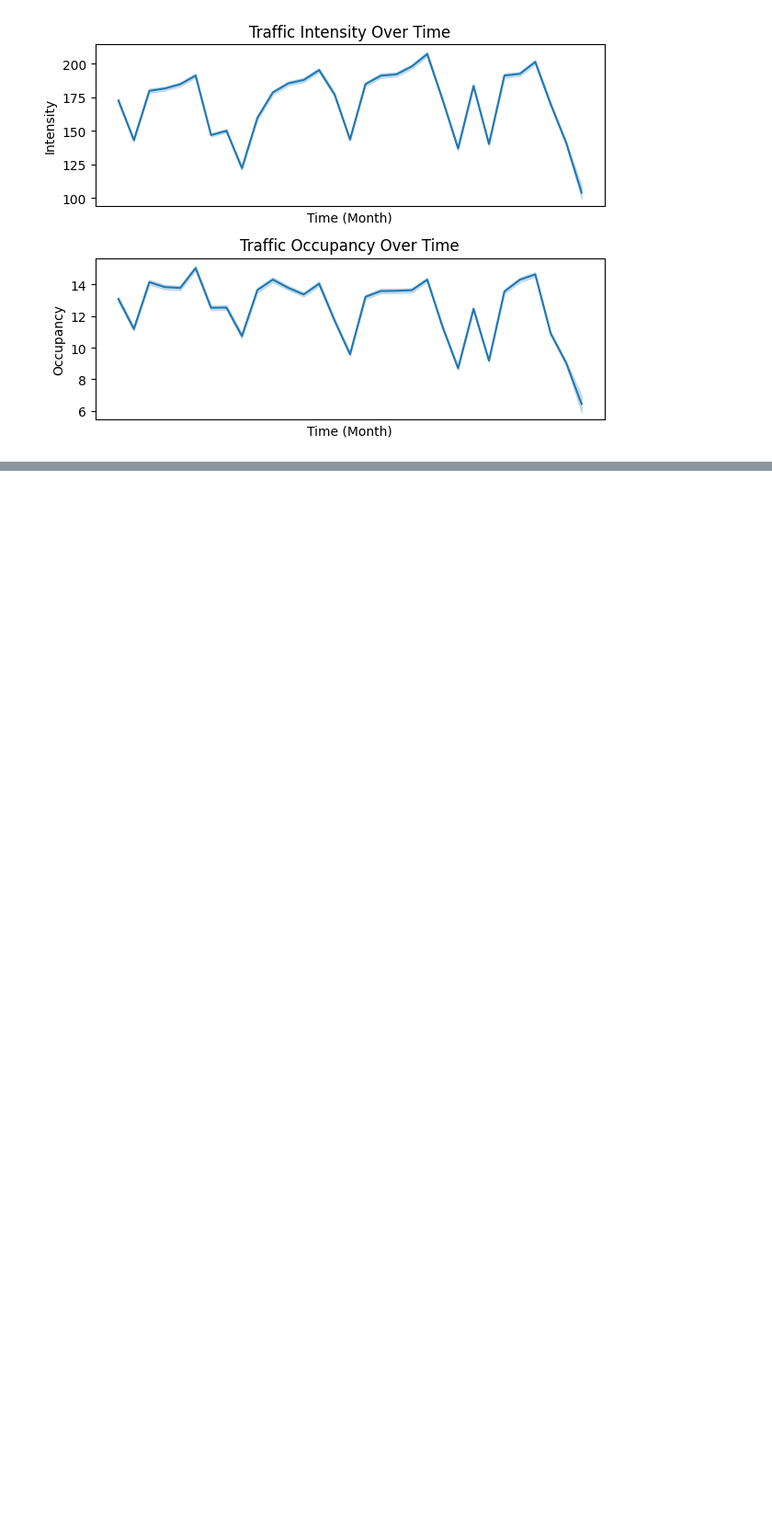
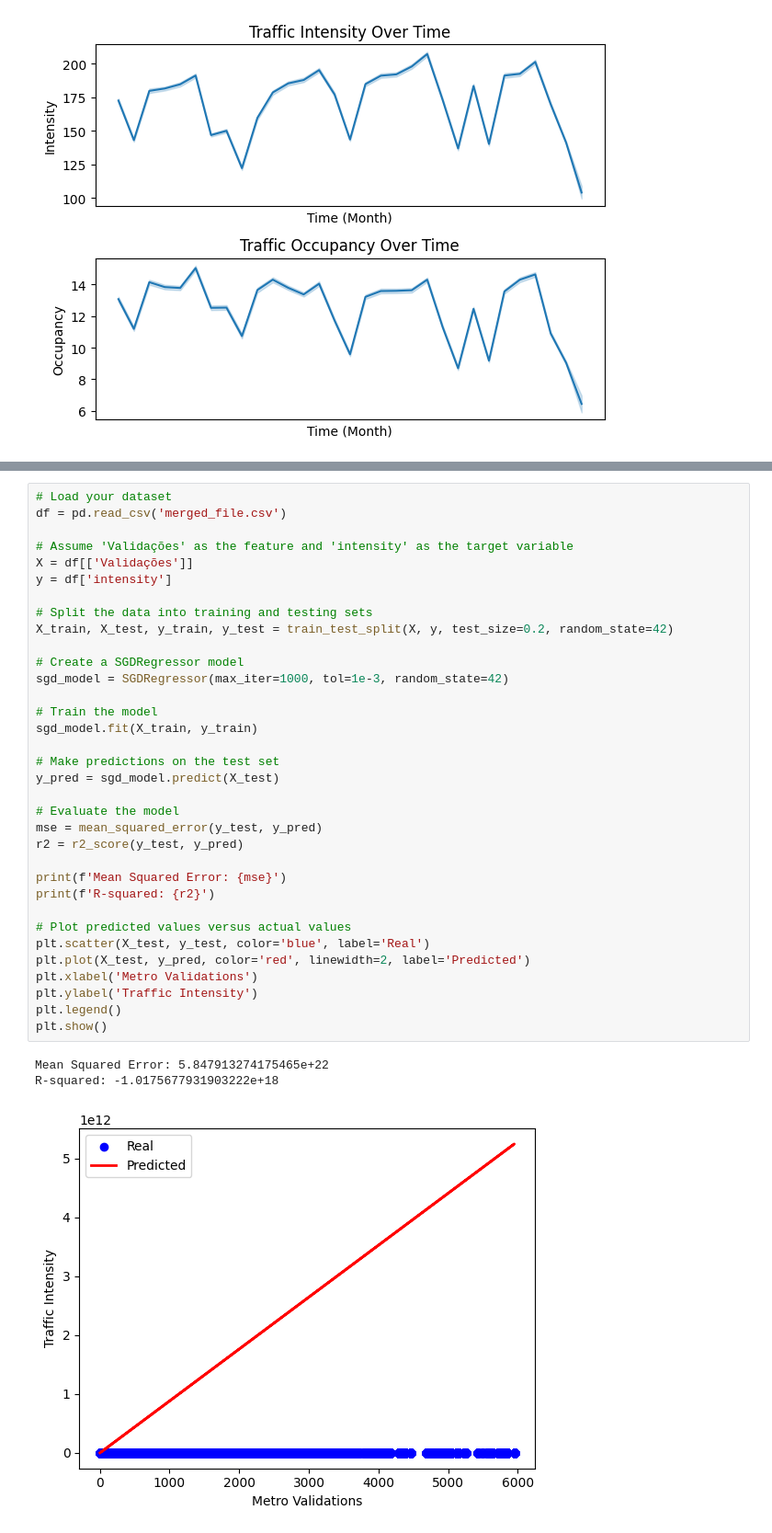
Before and after one commit to eduardo-mdc/Hackacity2023, a Jupyter notebook: notebook.ipynb, the cells around one changed output, grey strips where cells are left out. Shown at 92% size. Saved outputs shown, nothing was run; the diff lists cells and outputs as text; blank space fills up the shorter version.

```diff
--- a/notebook.ipynb
+++ b/notebook.ipynb
@@ -174,0 +397,38 @@ plt.show()
+# %%
+# Load your dataset
+df = pd.read_csv('merged_file.csv')
+
+# Assume 'Validações' as the feature and 'intensity' as the target variable
+X = df[['Validações']]
+y = df['intensity']
+
+# Split the data into training and testing sets
+X_train, X_test, y_train, y_test = train_test_split(X, y, test_size=0.2, random_state=42)
+
+# Create a SGDRegressor model
+sgd_model = SGDRegressor(max_iter=1000, tol=1e-3, random_state=42)
+
+# Train the model
+sgd_model.fit(X_train, y_train)
+
+# Make predictions on the test set
+y_pred = sgd_model.predict(X_test)
+
+# Evaluate the model
+mse = mean_squared_error(y_test, y_pred)
+r2 = r2_score(y_test, y_pred)
+
+print(f'Mean Squared Error: {mse}')
+print(f'R-squared: {r2}')
+
+# Plot predicted values versus actual values
+plt.scatter(X_test, y_test, color='blue', label='Real')
+plt.plot(X_test, y_pred, color='red', linewidth=2, label='Predicted')
+plt.xlabel('Metro Validations')
+plt.ylabel('Traffic Intensity')
+plt.legend()
+plt.show()
+# %% [output]
+Mean Squared Error: 5.847913274175465e+22
+R-squared: -1.0175677931903222e+18
+[figure, added]
```
Also changed, not shown: parts of 27 cells of this notebook, 2 other files.
